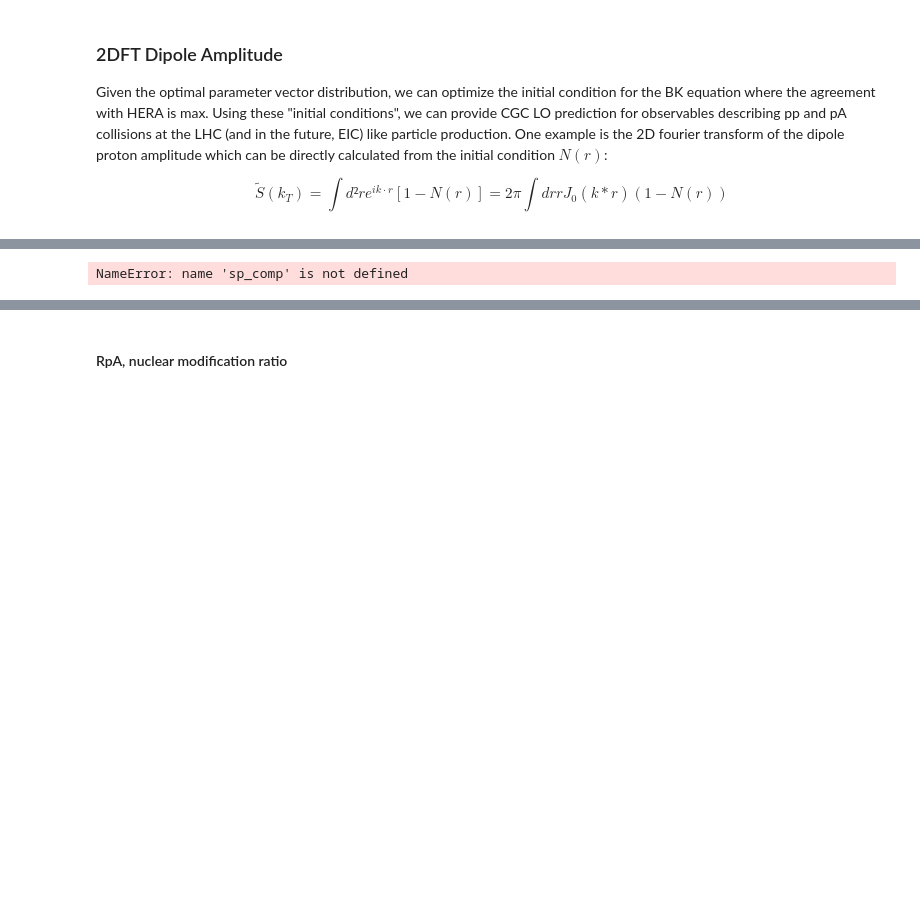
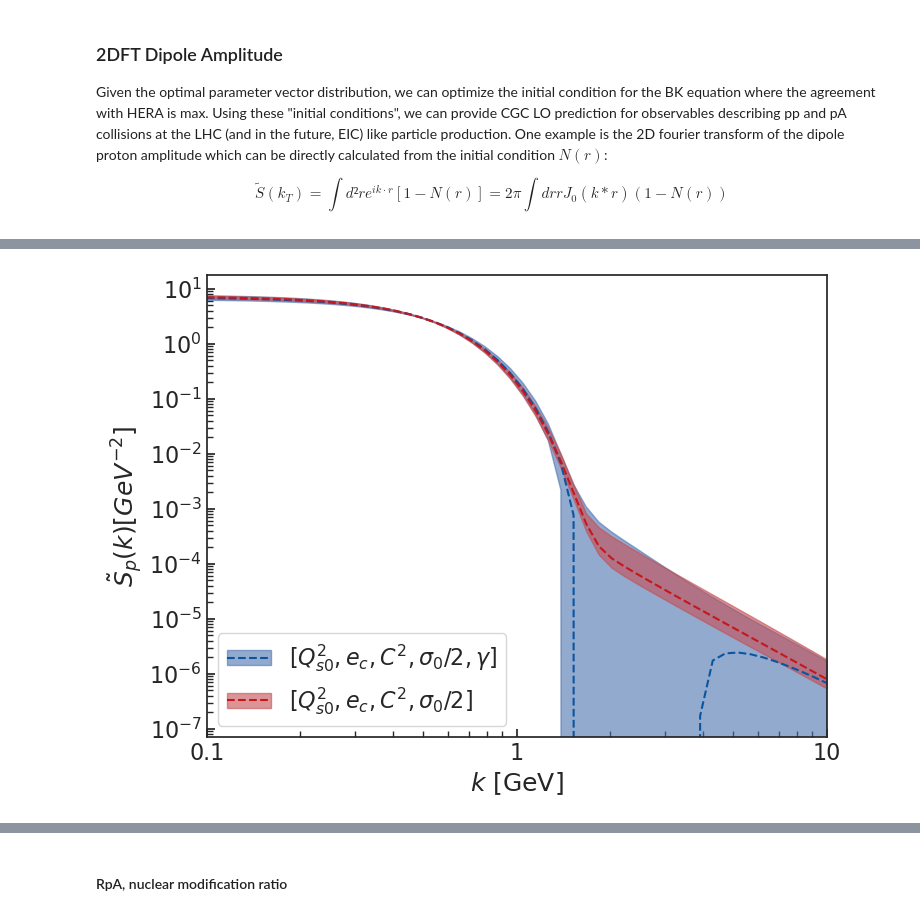
Before and after one commit to camcasuga/BayesianBK_results, a Jupyter notebook: analysis.ipynb, the cells around one changed output, grey strips where cells are left out. Cells and saved outputs as stored; diff of their text form; code cells hidden in the pictures; blank space fills up the shorter version.

```diff
--- a/analysis.ipynb
+++ b/analysis.ipynb
@@ -375,13 +377,15 @@ ratio between mean and lower band [0.683]
 # %%
+from matplotlib.ticker import ScalarFormatter, FormatStrFormatter
 sp_mve = sp_comp if model_ == "mv5" else sp
 sp_mv5 = sp if model_ == "mv5" else sp_comp
 fig, ax = plt.subplots(1,1, figsize = (8,6))
 fig, ax = plot_pred_mve_vs_mv5(fig, ax, sp_mve, sp_mv5, k, r'$\tilde{S}_{p}(k) [GeV^{-2}]$', "$k$ [GeV]", legend_loc = "lower left", xlogscale= True, ylogscale = True, linewidth_=1.5)
 ax.set_xlim(.1, 10)
-ax.set_axes_margin(0.0)
+#ax.set_axes_margin(0.0)
+ax.xaxis.set_major_formatter(FormatStrFormatter('%g'))
 fig.savefig("plots/{}_sp.pdf".format(correlated_str), bbox_inches='tight')
 # %% [output]
-NameError: name 'sp_comp' is not defined
+[figure, added]
 # %%
 sp_norm = sp/sp[0]
 sp_comp_norm = sp_comp/sp_comp[0]
```
Also changed, not shown: parts of 18 cells of this notebook, 13 other files.
